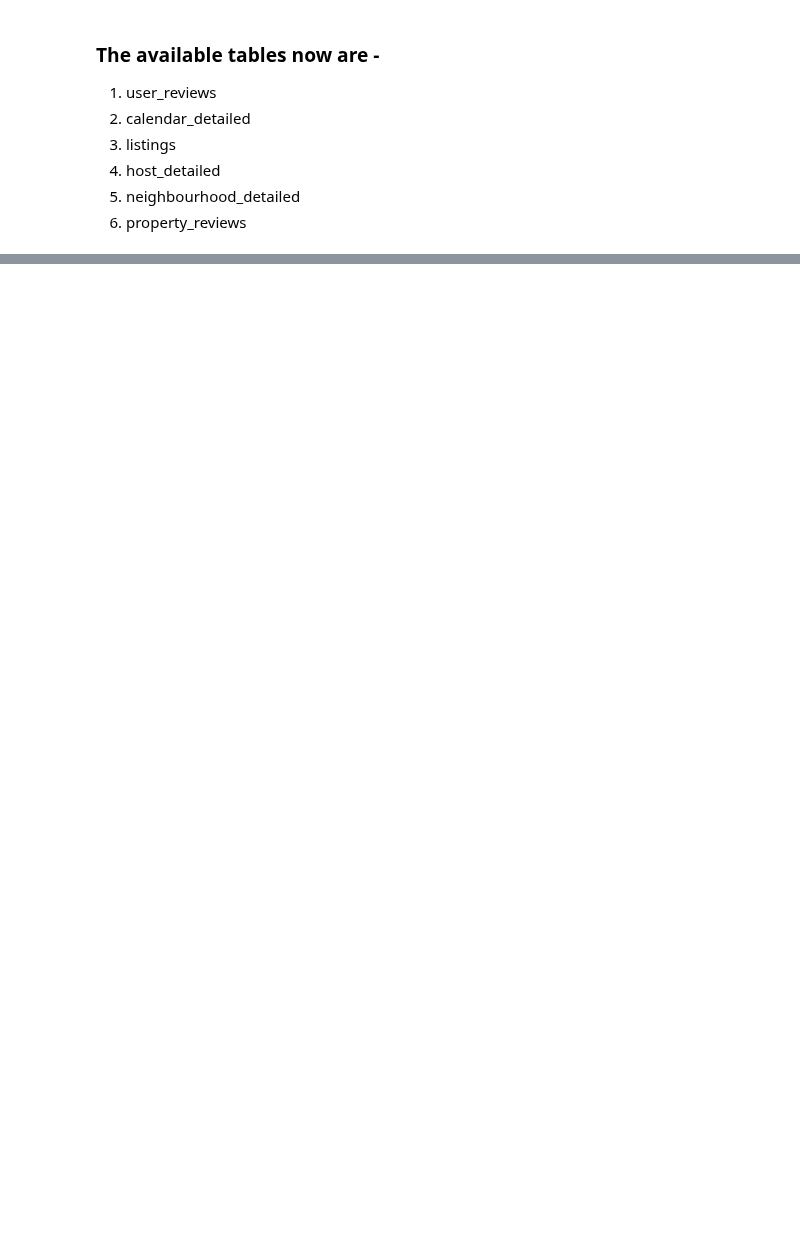
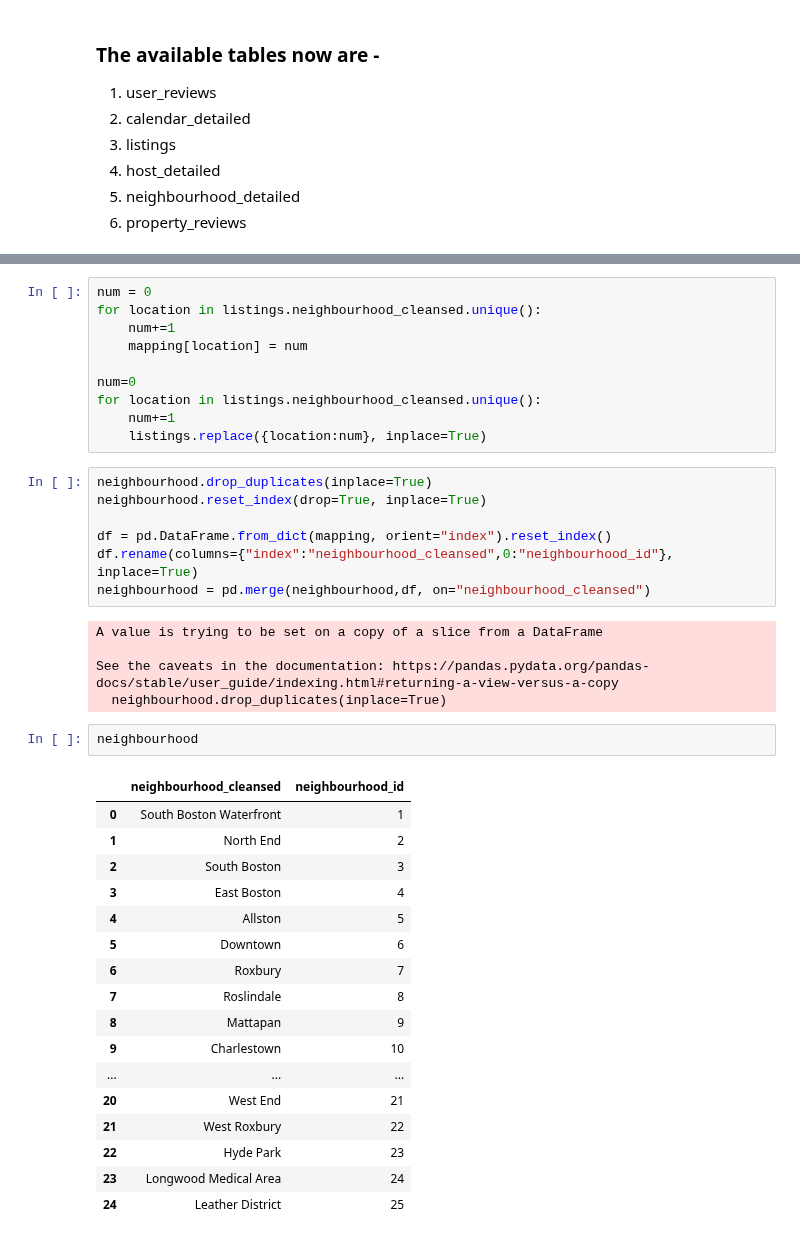
Before and after one commit to hkmodi31/Boston-Airbnb-Data-Storage, a Jupyter notebook: data_preprocessing.ipynb, the cells around one changed output, grey strips where cells are left out. Saved outputs shown, nothing was run; the diff lists cells and outputs as text; blank space fills up the shorter version.

Commit message:
Completed refining data

```diff
--- a/data_preprocessing.ipynb
+++ b/data_preprocessing.ipynb
@@ -166,0 +157,42 @@ listings_detailed
+# %%
+num = 0
+for location in listings.neighbourhood_cleansed.unique():
+    num+=1
+    mapping[location] = num
+
+num=0
+for location in listings.neighbourhood_cleansed.unique():
+    num+=1
+    listings.replace({location:num}, inplace=True)
+# %%
+neighbourhood.drop_duplicates(inplace=True)
+neighbourhood.reset_index(drop=True, inplace=True)
+
+df = pd.DataFrame.from_dict(mapping, orient="index").reset_index()
+df.rename(columns={"index":"neighbourhood_cleansed",0:"neighbourhood_id"}, inplace=True)
+neighbourhood = pd.merge(neighbourhood,df, on="neighbourhood_cleansed")
+# %% [output]
+A value is trying to be set on a copy of a slice from a DataFrame
+
+See the caveats in the documentation: https://pandas.pydata.org/pandas-docs/stable/user_guide/indexing.html#returning-a-view-versus-a-copy
+  neighbourhood.drop_duplicates(inplace=True)
+# %%
+neighbourhood
+# %% [output]
+|  | neighbourhood_cleansed | neighbourhood_id |
+| 0 | South Boston Waterfront | 1 |
+| 1 | North End | 2 |
+| 2 | South Boston | 3 |
+| 3 | East Boston | 4 |
+| 4 | Allston | 5 |
+| 5 | Downtown | 6 |
+| 6 | Roxbury | 7 |
+| 7 | Roslindale | 8 |
+| 8 | Mattapan | 9 |
+| 9 | Charlestown | 10 |
+| ... | ... | ... |
+| 20 | West End | 21 |
+| 21 | West Roxbury | 22 |
+| 22 | Hyde Park | 23 |
+| 23 | Longwood Medical Area | 24 |
+| 24 | Leather District | 25 |
```
Also changed, not shown: parts of 20 cells of this notebook.
